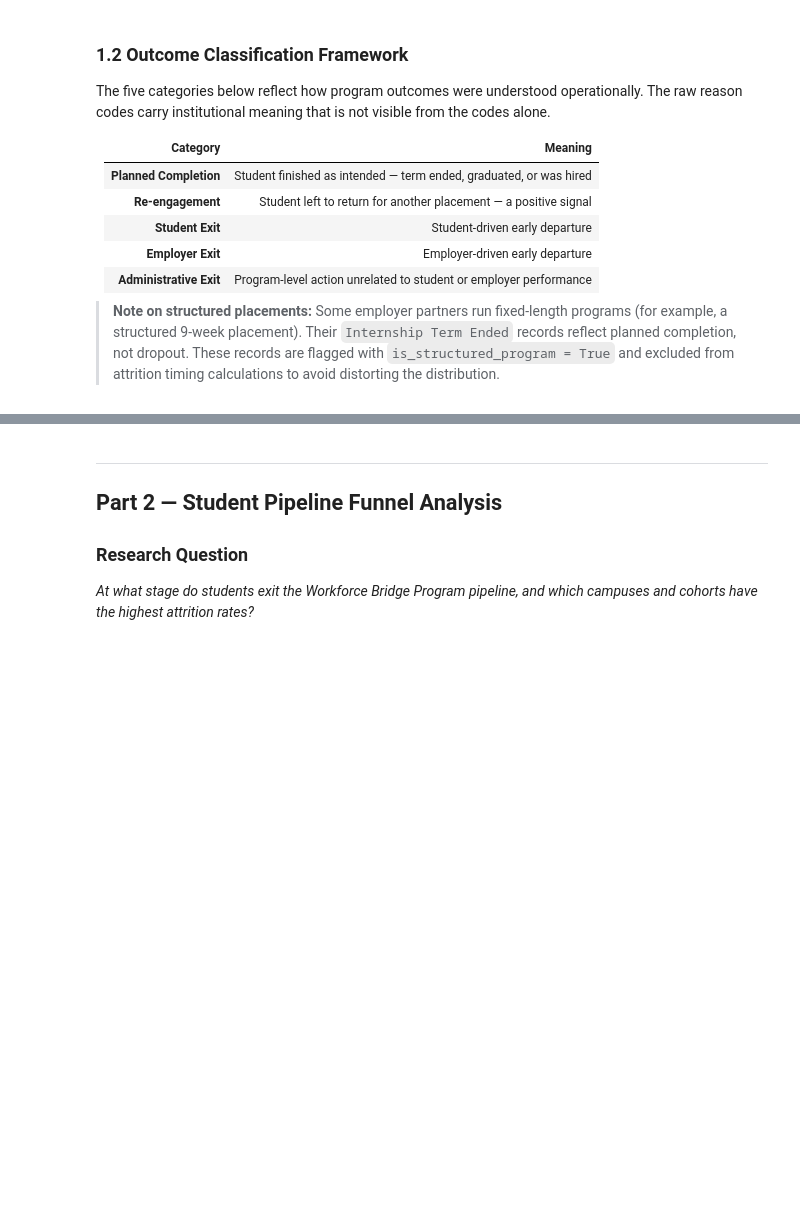
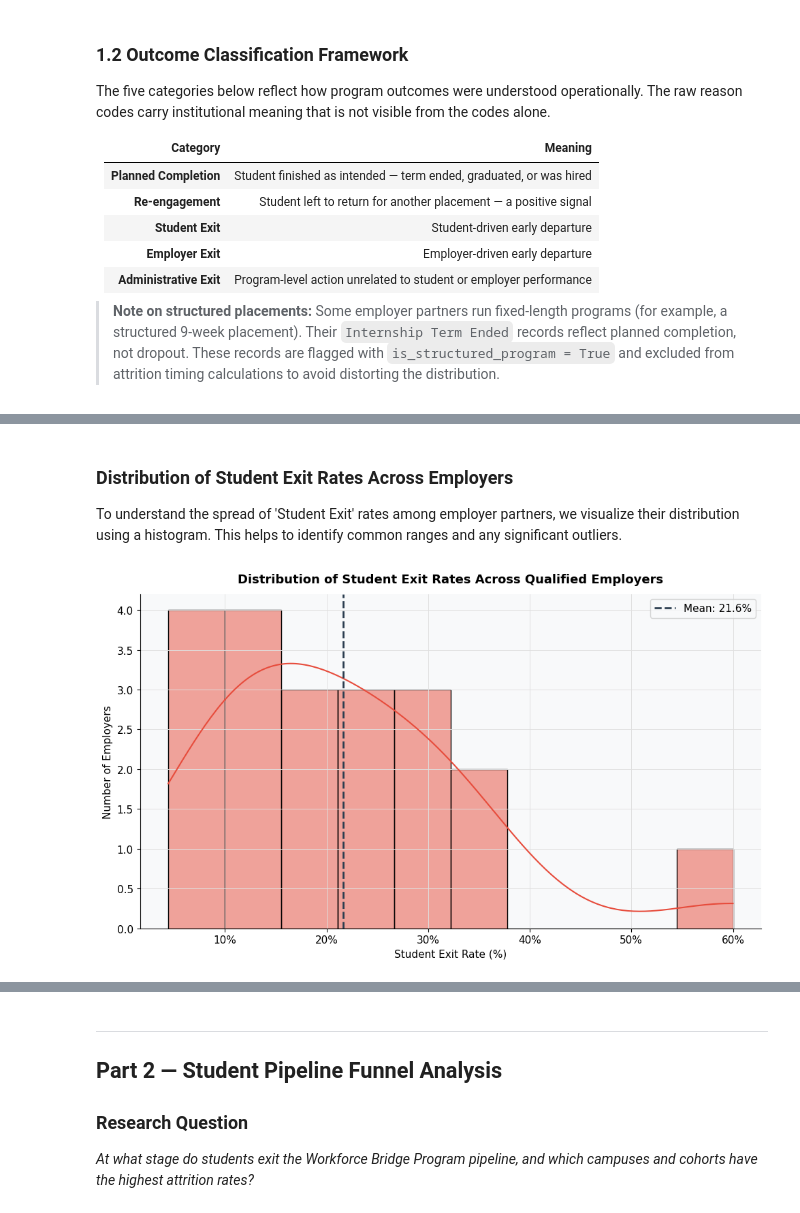
Before and after one commit to aprie06/wbp-pipeline-analysis, a Jupyter notebook: WBP_Pipeline_Analysis.ipynb, the cells around one changed output, grey strips where cells are left out. Saved outputs shown, nothing was run; the diff lists cells and outputs as text; code cells hidden in the pictures; blank space fills up the shorter version.

```diff
--- a/WBP_Pipeline_Analysis.ipynb
+++ b/WBP_Pipeline_Analysis.ipynb
@@ -268,0 +389,31 @@ if 'campus' in ended_all.columns:
+# %% [markdown]
+### Distribution of Student Exit Rates Across Employers
+
+To understand the spread of 'Student Exit' rates among employer partners, we visualize their distribution using a histogram. This helps to identify common ranges and any significant outliers.
+# %%
+import matplotlib.pyplot as plt
+import seaborn as sns
+
+# Ensure exit_rates is a Series from emp_qualified for accurate distribution
+# (re-calculating to ensure it's up-to-date and directly from emp_qualified)
+exit_rates = emp_qualified.get('Student Exit', pd.Series(dtype=float)).dropna()
+
+if not exit_rates.empty:
+    fig, ax = plt.subplots(figsize=(10, 6))
+    sns.histplot(exit_rates, bins=10, kde=True, color='#E74C3C', ax=ax)
+    ax.set_title('Distribution of Student Exit Rates Across Qualified Employers', pad=12)
+    ax.set_xlabel('Student Exit Rate (%)')
+    ax.set_ylabel('Number of Employers')
+    ax.xaxis.set_major_formatter(mtick.PercentFormatter(xmax=100)) # Format x-axis as percentages
+
+    # Add a vertical line for the mean exit rate
+    mean_exit = exit_rates.mean()
+    ax.axvline(mean_exit, color='#2C3E50', linestyle='--', linewidth=2, label=f'Mean: {mean_exit:.1f}%')
+    ax.legend()
+
+    plt.tight_layout()
+    plt.show()
+else:
+    print("No 'Student Exit' rates available to plot distribution.")
+# %% [output]
+[figure, added]
```
Also changed, not shown: parts of 45 cells of this notebook.
